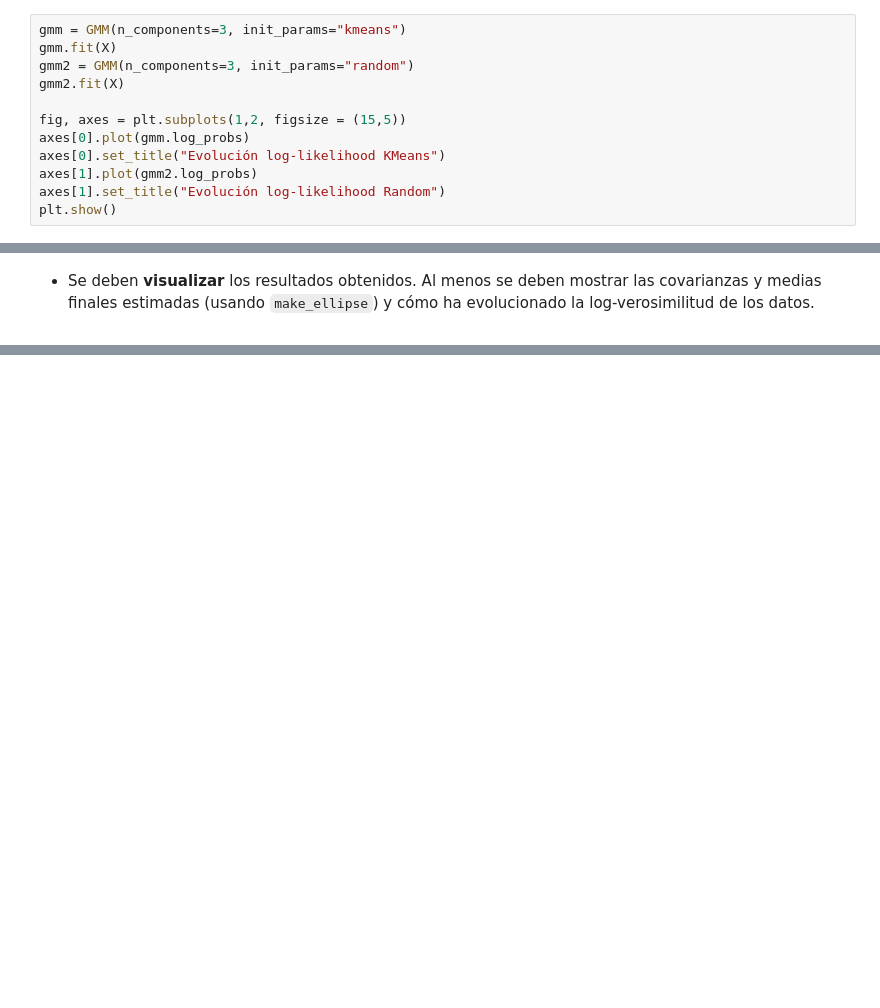
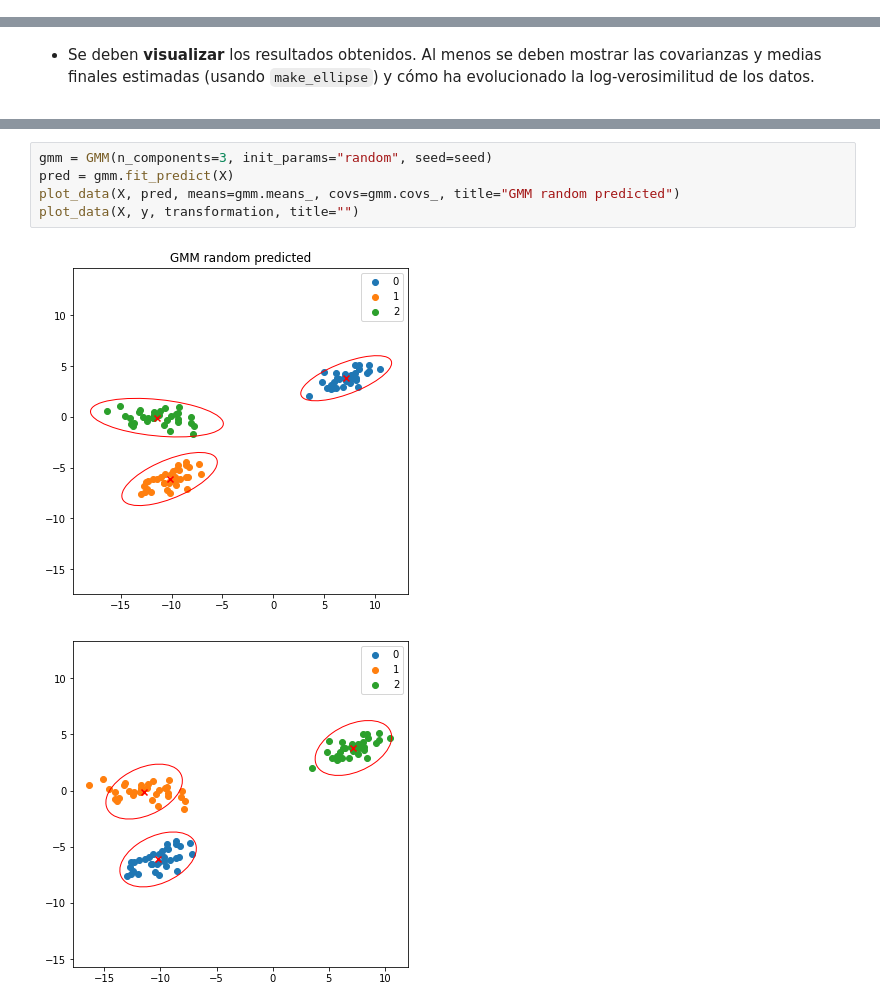
Before and after one commit to glorelvalle/mucd-mg, a Jupyter notebook: mba/p1/Practica_GMM.ipynb, the cells around one changed output, grey strips where cells are left out. Cells and saved outputs as stored; diff of their text form; blank space fills up the shorter version.

```diff
--- a/mba/p1/Practica_GMM.ipynb
+++ b/mba/p1/Practica_GMM.ipynb
@@ -454,12 +509,0 @@ plot_data(X, y, transformation)
-# %%
-gmm = GMM(n_components=3, init_params="kmeans")
-gmm.fit(X)
-gmm2 = GMM(n_components=3, init_params="random")
-gmm2.fit(X)
-
-fig, axes = plt.subplots(1,2, figsize = (15,5))
-axes[0].plot(gmm.log_probs)
-axes[0].set_title("Evolución log-likelihood KMeans")
-axes[1].plot(gmm2.log_probs)
-axes[1].set_title("Evolución log-likelihood Random")
-plt.show()
@@ -473,0 +526,8 @@ plt.show()
+# %%
+gmm = GMM(n_components=3, init_params="random", seed=seed)
+pred = gmm.fit_predict(X)
+plot_data(X, pred, means=gmm.means_, covs=gmm.covs_, title="GMM random predicted")
+plot_data(X, y, transformation, title="")
+# %% [output]
+[figure, added]
+[figure, added]
```
Also changed, not shown: parts of 13 cells of this notebook.
